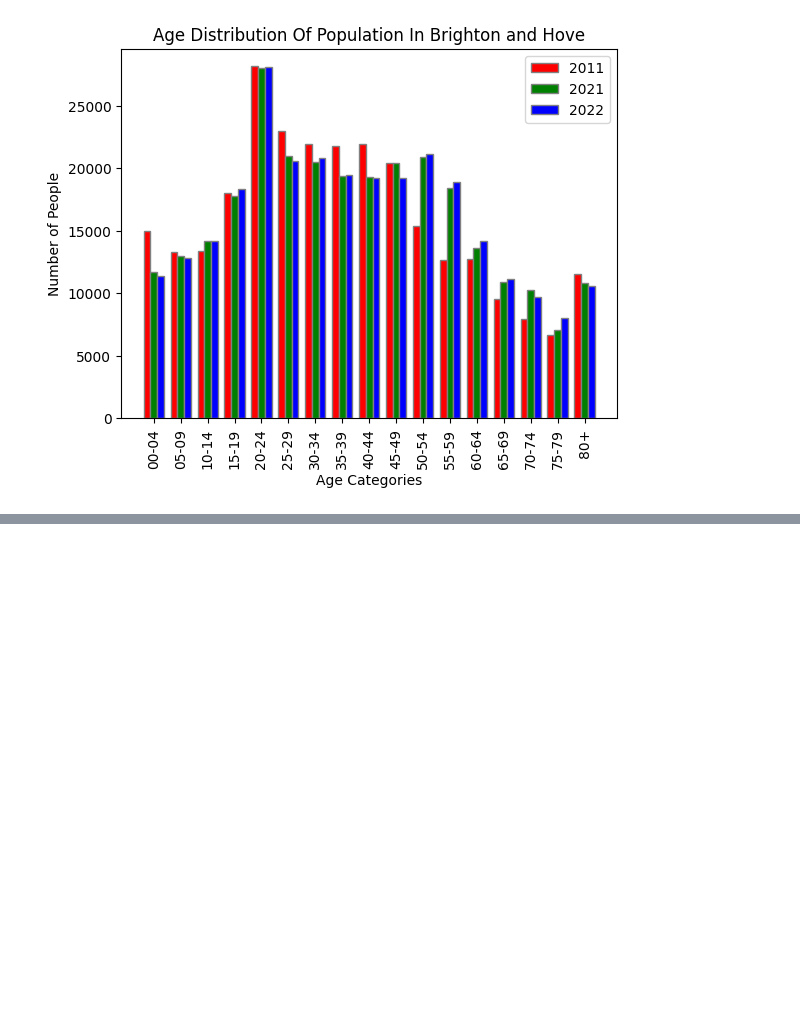
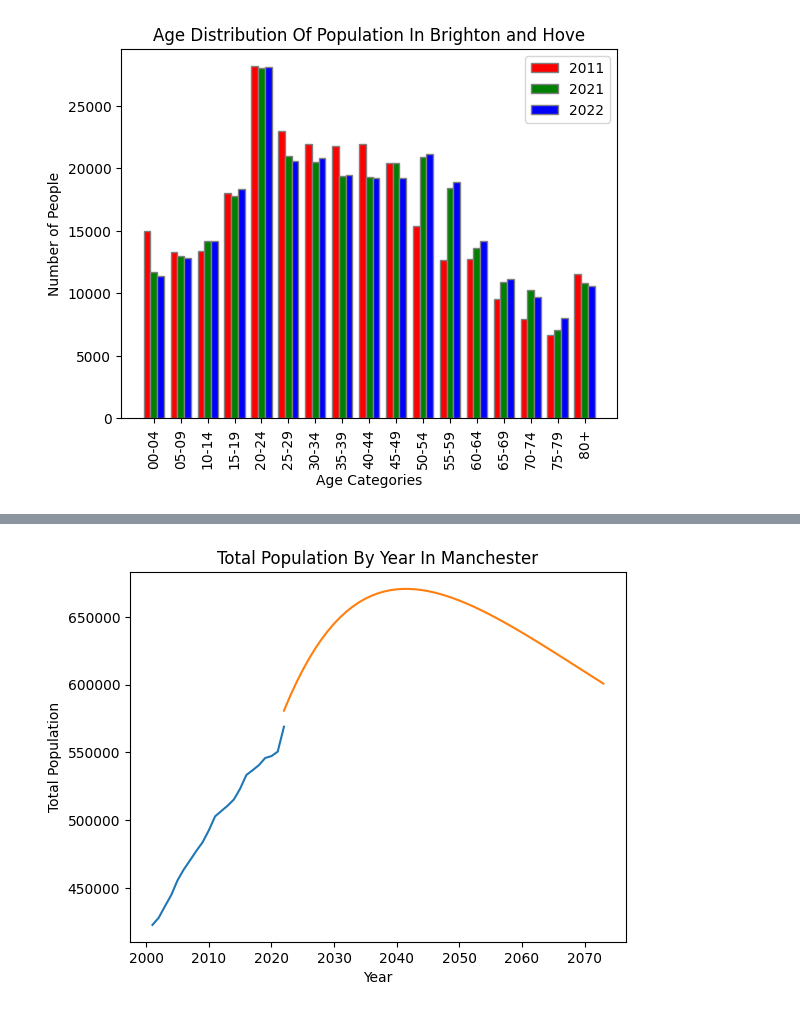
Before and after one commit to tristan-carter/M3StatsModellingChallenge, a Jupyter notebook: 2024 (today)/q1.ipynb, the cells around one changed output, grey strips where cells are left out. Cells and saved outputs as stored; diff of their text form; code cells hidden in the pictures; blank space fills up the shorter version.

```diff
--- a/2024 (today)/q1.ipynb
+++ b/2024 (today)/q1.ipynb
@@ -1153,22 +1153,76 @@ deathRates = {
     "65-69": 0.01177,
     "70-74": 0.01879,
     "75-79": 0.03286,
-    "80+": 0.72235
+    "80+": 0.1456,
 }
 
-numberOfPeopleByAgeCategoryInThousands = manchesterAgeCensus2022
-# divides the number of people in each age category by 1000 to get the number of people in each age category in thousands
-numberOfPeopleByAgeCategoryInTens = {k: round(v/100) for k, v in numberOfPeopleByAgeCategoryInThousands.items()}
+pastPopulationData2001to2022 = np.array([
+    422915,
+    428221,
+    436727,
+    444925,
+    455745,
+    463749,
+    470538,
+    477408,
+    483784,
+    492598,
+    502902,
+    506869,
+    510783,
+    515360,
+    523321,
+    533446,
+    536961,
+    540675,
+    545947,
+    547340,
+    550630,
+    568996,
+])
+
+# age category order
+ageCategories = ["00-04", "05-09", "10-14", "15-19", "20-24", "25-29", "30-34", "35-39", "40-44", "45-49", "50-54", "55-59", "60-64", "65-69", "70-74", "75-79", "80+"]
+
+numberOfPeopleByAgeCategoryInHundreds = manchesterAgeCensus2022
+# divides the number of people in each age category by 1000 to get the number of people in each age category in Hundreds
+numberOfPeopleByAgeCategoryInHundreds = {k: v/100 for k, v in numberOfPeopleByAgeCategoryInHundreds.items()}
+totalPopulationByYear = np.array([])
+print(numberOfPeopleByAgeCategoryInHundreds)
 
 # loops through from year 2022 to 2074
 
-for year in range(2022, 2074):
-    for ageCategory, numberOfPeople in numberOfPeopleByAgeCategoryInThousands.items():
-        for personNumber in range(numberOfPeople):
-            if np.random.rand() < deathRates[ageCategory]:
-                numberOfPeopleByAgeCategoryInThousands[ageCategory] -= 100
-            if ageCategory in extrapolatedBirthRates:
-                if np.random.rand() < extrapolatedBirthRates[ageCategory][year-2007]:
-                    numberOfPeopleByAgeCategoryInThousands[ageCategory] += 100
-print(numberOfPeopleByAgeCategoryInThousands)
+for year in range(2022, 2074, 1):
+    for ageCategory, numberOfPeople in numberOfPeopleByAgeCategoryInHundreds.items():
+        if ageCategory in extrapolatedBirthRates:
+            # adds the number of births to the number of people in each age category
+            numberOfBirthsInHundreds = extrapolatedBirthRates[ageCategory][year-2022]
+            numberOfPeopleByAgeCategoryInHundreds["00-04"] += numberOfBirthsInHundreds
+        # calculates the number of deaths for each age category
+        numberOfDeathsInHundreds = deathRates[ageCategory]*numberOfPeople
+        # subtracts the number of deaths from the number of people in each age category
+        numberOfPeopleByAgeCategoryInHundreds[ageCategory] -= numberOfDeathsInHundreds
+
+    # increments by 5 years
+    for ageCategory, numberOfPeople in numberOfPeopleByAgeCategoryInHundreds.items():
+        nextAgeCategoryIndex = ageCategories.index(ageCategory) + 1
+        if nextAgeCategoryIndex < len(ageCategories):
+            nextAgeCategory = ageCategories[nextAgeCategoryIndex]
+            numberOfPeopleByAgeCategoryInHundreds[ageCategory] += numberOfPeopleByAgeCategoryInHundreds[ageCategory] / 5
+            numberOfPeopleByAgeCategoryInHundreds[ageCategory] -= numberOfPeopleByAgeCategoryInHundreds[ageCategory] / 5
+    # adds the total population to the total population by year
+    totalPopulationByYear = np.append(totalPopulationByYear, sum(numberOfPeopleByAgeCategoryInHundreds.values()))
+
+
+print(numberOfPeopleByAgeCategoryInHundreds)
+
+# plots past population data
+plt.plot(np.arange(2001, 2023), pastPopulationData2001to2022)
+
+# plots the total population by year
+plt.plot(np.arange(2022, 2074), totalPopulationByYear*100)
+plt.title("Total Population By Year In Manchester")
+plt.xlabel("Year")
+plt.ylabel("Total Population")
+plt.show()
 # %% [output]
@@ -1175,0 +1231 @@ KeyboardInterrupt:
+[figure, added]
```
Also changed, not shown: parts of 5 cells of this notebook, 2 other files.
